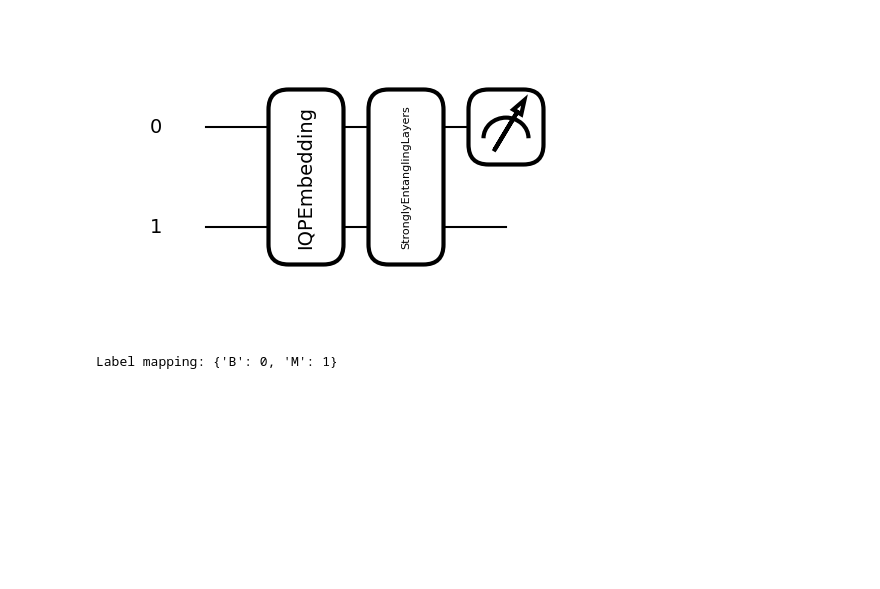
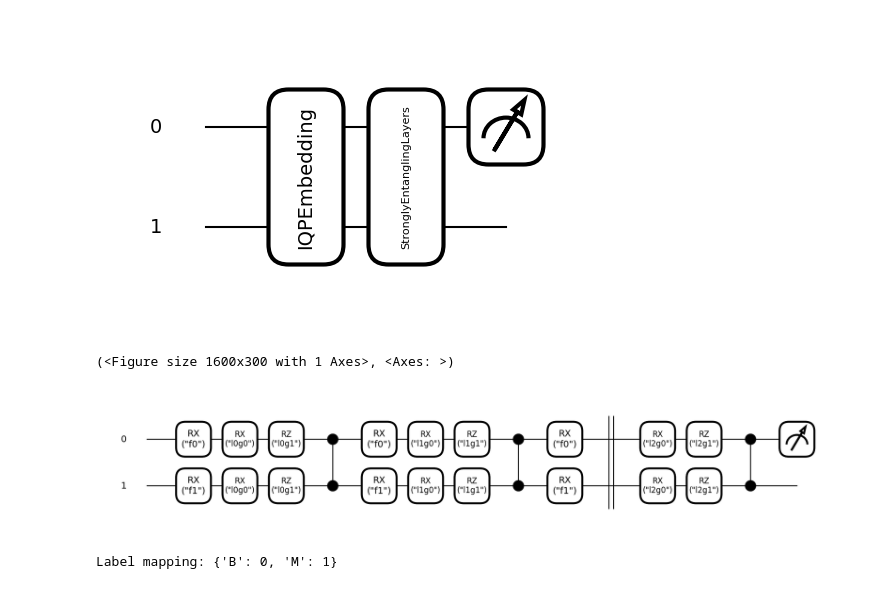
Before and after one commit to EdwardM222/QML-RP, a Jupyter notebook: thesis.ipynb, the cells around one changed output. Saved outputs shown, nothing was run; the diff lists cells and outputs as text; code cells hidden in the pictures; blank space fills up the shorter version.

```diff
--- a/thesis.ipynb
+++ b/thesis.ipynb
@@ -269,6 +268,22 @@ qlayer = qml.qnn.TorchLayer(circuit, weight_shapes=weight_shapes)
 # %% [output]
 <default.qubit device (wires=2) at 0x...>
 [figure]
+# %%
+device = qml.device("default.qubit", wires=2)
+qubits = 2
+qlayer, circuit, weight_shapes, _ = reuploading_qlayer(
+    n_qubits=qubits,
+    feats_per_qubit=1,
+    device=device,
+    reuploads=3,
+    entangle_between_reuploads=True,
+    trainable_layers=1,
+    measurement_wires=[0]
+)
+qml.draw_mpl(circuit)(np.zeros(qubits), np.zeros(weight_shapes["weights"]))
+# %% [output]
+(<Figure size 1600x300 with 1 Axes>, <Axes: >)
+[figure, added]
 # %%
 breast_cancer_wisconsin_diagnostic = fetch_ucirepo(id=17)
 
```
Also changed, not shown: parts of 9 cells of this notebook, 1 other file.
